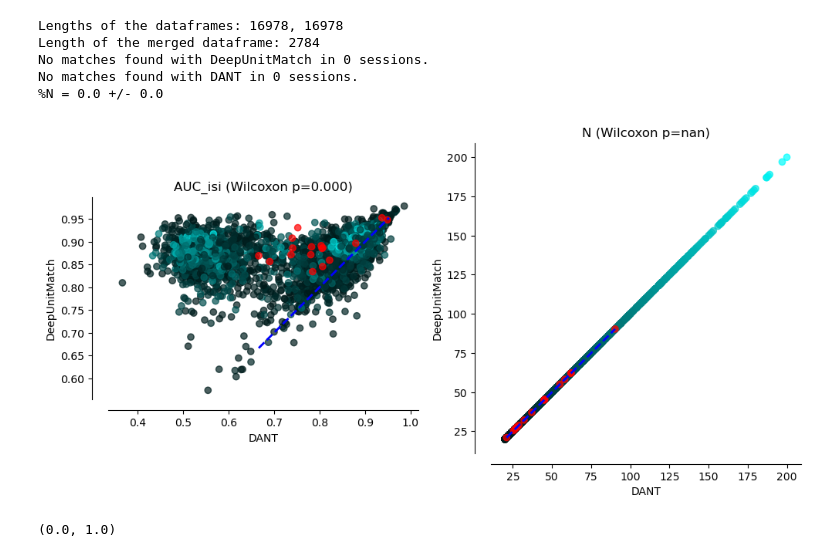
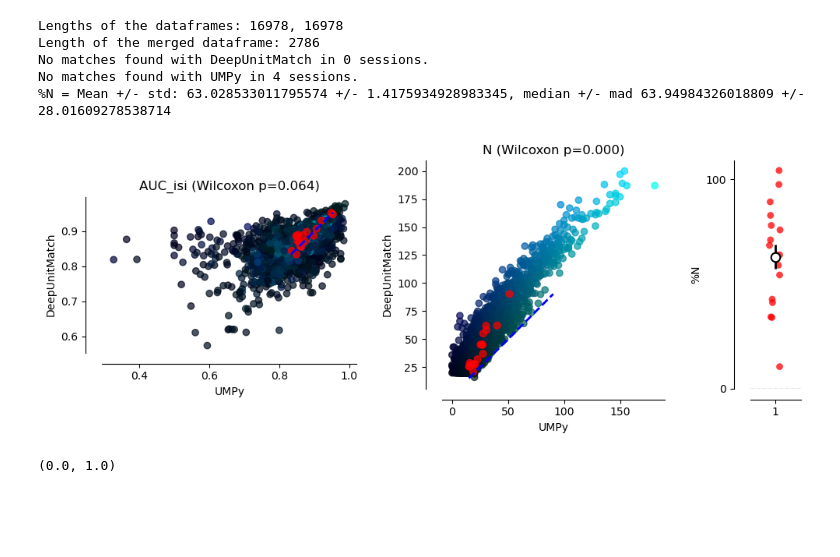
Before and after one commit to EnnyvanBeest/UnitMatch, a Jupyter notebook: UnitMatchPy/PaperAnalyses/figure2.ipynb, the cells around one changed output. Cells and saved outputs as stored; diff of their text form; code cells hidden in the pictures; blank space fills up the shorter version.

Commit message:
Small update figures

```diff
--- a/UnitMatchPy/PaperAnalyses/figure2.ipynb
+++ b/UnitMatchPy/PaperAnalyses/figure2.ipynb
@@ -15,21 +17,21 @@ RESULTS_DIR = r"\\znas.cortexlab.net\Lab\Share\UNITMATCHTABLES_ENNY_CELIAN_JULIE
 # Scatter plots - figures 2i and j
 from scipy.stats import wilcoxon
 
-fixed_N = True
+fixed_N = False
 
 if fixed_N:
-    # results_dir = os.path.join(RESULTS_DIR, r"N_set_by_UMPy")
+    results_dir = os.path.join(RESULTS_DIR, r"N_set_by_UMPy")
     # results_dir = os.path.join(RESULTS_DIR, r"N_set_by_DANT")
     # results_dir = os.path.join(RESULTS_DIR, r"N_set_by_DANT_no_functional")
-    results_dir = os.path.join(RESULTS_DIR, r"N_set_by_DeepUnitMatch")
+    # results_dir = os.path.join(RESULTS_DIR, r"N_set_by_DeepUnitMatch")
 else:
     results_dir = RESULTS_DIR
 
 model1 = "DeepUnitMatch"
-# model2 = "UMPy"
+model2 = "UMPy"
 # model2 = 'EMD'
 # model2 = "DANT_no_functional"
-model2 = "DANT"
+# model2 = "DANT"
 # model2 = "n_output=256_after_ae_and_finetune"
 # model2 = "DUM_untrained"
 
@@ -44,7 +46,7 @@ print(f"Lengths of the dataframes: {len(df_1)}, {len(df_2)}")
 merged = df_1.merge(df_2, on=["mouse", "probe", "loc", "day1", "day2", "r1", "r2", "delta_days"], suffixes=("", "_2"))
 # merged = merged.loc[(merged["N"] >= 10) | (merged["N_2"] >= 10)]
 merged = merged.loc[(merged["N"] >= 20) | (merged["N_2"] >= 20)]
-# merged = merged.loc[(merged["N"] >= 40) & (merged["N_2"] >= 40)]
+# merged = merged.loc[(merged["N"] >= 20) & (merged["N_2"] >= 20)]
 # merged = merged.loc[(merged["AUC_isi"] >= 0.8) & (merged["AUC_isi_2"] >= 0.8)]
 # merged = merged[merged['mouse'] == 'AL032']
 print(f"Length of the merged dataframe: {len(merged)}")
@@ -93,7 +95,7 @@ mouse_to_color = {
 AUCs['colour'] = ['r' for m in AUCs['mouse']]
 # AUCs["colour"] = AUCs["mouse"].map(lambda m: mouse_to_color[m])
 
-fig, axs = plt.subplots(1, 2, figsize=(10, 5))
+fig, axs = plt.subplots(1, 3, figsize=(10, 4), gridspec_kw={'width_ratios': [1, 1, 0.2]})
 
 rgb = np.column_stack([
     np.zeros(len(merged)),
@@ -104,7 +106,7 @@ rgb = np.column_stack([
 
 ax = axs[0]
 ax.scatter(merged[which_metric + "_2"], merged[which_metric], alpha=0.7, c=rgb)
-ax.scatter(AUCs["model2"], AUCs["model1"], alpha=0.7, c=AUCs["colour"])
+ax.scatter(AUCs["model2"], AUCs["model1"], alpha=0.7, s=40, c=AUCs["colour"])
 wilcoxon_result = wilcoxon(AUCs["model1"], AUCs["model2"], nan_policy="omit")
 lims = [np.nanmin(np.concatenate((AUCs["model1"].values, AUCs["model2"].values))), np.nanmax(np.concatenate((AUCs["model1"].values, AUCs["model2"].values)))]
 ax.plot(lims, lims, "b--", lw=2)
@@ -112,40 +114,62 @@ ax.grid()
 ax.set_aspect("equal")
 ax.set(xlabel=model2, ylabel=model1, title="AUC")
 ax.set_title(f"{which_metric} (Wilcoxon p={wilcoxon_result.pvalue:.3f})")
 
 ax = axs[1]
 ax.scatter(merged["N_2"], merged["N"], alpha=0.7, c=rgb)
-ax.scatter(Ns["model2"], Ns["model1"], alpha=0.7, c=AUCs["colour"])
+ax.scatter(Ns["model2"], Ns["model1"], alpha=0.7, s=40, c=AUCs["colour"])
 wilcoxon_result = wilcoxon(Ns["model1"], Ns["model2"], nan_policy="omit")
 lims = [np.nanmin(np.concatenate((Ns["model1"].values, Ns["model2"].values))), np.nanmax(np.concatenate((Ns["model1"].values, Ns["model2"].values)))]
 ax.plot(lims, lims, "b--", lw=2)
 # ax.set_ylim(lims)
 # ax.set_xlim(lims)
 ax.grid()
 ax.set_aspect("equal")
 ax.set(xlabel=model2, ylabel=model1, title="N")
 ax.set_title(f"N (Wilcoxon p={wilcoxon_result.pvalue:.3f})")
+
+
+ax = axs[2]
+perc = (Ns["model1"] - Ns["model2"]) / Ns["model2"] * 100
+perc = perc.dropna().to_numpy()
+
+x = np.ones(len(perc))
+x_jitter = x + np.random.uniform(-0.12, 0.12, len(perc))
+
+ax.scatter(x_jitter, perc, s=40, color="red", alpha=0.75, edgecolors="none", zorder=3)
+
+mean_perc = np.nanmean(perc)
+sem_perc = np.nanstd(perc) / np.sqrt(np.sum(np.isnan(perc) == False))
+ax.errorbar(1, mean_perc, yerr=sem_perc, fmt="none", color="black", lw=2, zorder=4)
+ax.scatter(1, mean_perc, s=70, facecolor="white", edgecolor="black", linewidth=1.5, zorder=5)
+
+ax.set_xlim(0.5, 1.5)
+ax.set_xticks([1])
+ax.set_yticks([0, 100])
+ax.set_ylabel("%N")
+ax.set_xlabel("")
+ax.axhline(0, color="0.5", lw=1, ls="--", zorder=1)
+ax.grid(False)
 
 # save figures
 for ax in axs:
     ax.grid(False)
     ax.spines[["right", "top"]].set_visible(False)
     ax.spines["left"].set_position(("outward", 15))
     ax.spines["bottom"].set_position(("outward", 10))
 plt.rcParams["svg.fonttype"] = "none"
 plt.tight_layout()
 # plt.savefig(os.path.join(fig_dir, "AUC_N_scatter.png"), dpi=300, bbox_inches='tight', format='png')
 # plt.savefig(os.path.join(fig_dir, "AUC_N_scatter.svg"), dpi=300, bbox_inches='tight', format='svg')
 
-perc = (Ns["model1"] - Ns["model2"])/Ns["model2"]*100
-print(f"%N = {np.mean(perc)} +/- {np.std(perc)/np.sum(~np.isnan(perc))}")
+print(f"%N = Mean +/- std: {np.mean(perc)} +/- {np.std(perc)/np.sum(~np.isnan(perc))}, median +/- mad {np.median(perc)} +/- {robust.mad(perc)}")
 # %% [output]
 Lengths of the dataframes: 16978, 16978
-Length of the merged dataframe: 2784
+Length of the merged dataframe: 2786
 No matches found with DeepUnitMatch in 0 sessions.
-No matches found with DANT in 0 sessions.
-%N = 0.0 +/- 0.0
+No matches found with UMPy in 4 sessions.
+%N = Mean +/- std: 63.028533011795574 +/- 1.4175934928983345, median +/- mad 63.94984326018809 +/- 28.01609278538714
-[figure, old version]
+[figure, new version]
 # %%
 fig, axs = plt.subplots(1, 2, figsize=(10, 5))
 
```
Also changed, not shown: parts of 9 cells of this notebook, 2 other files.
